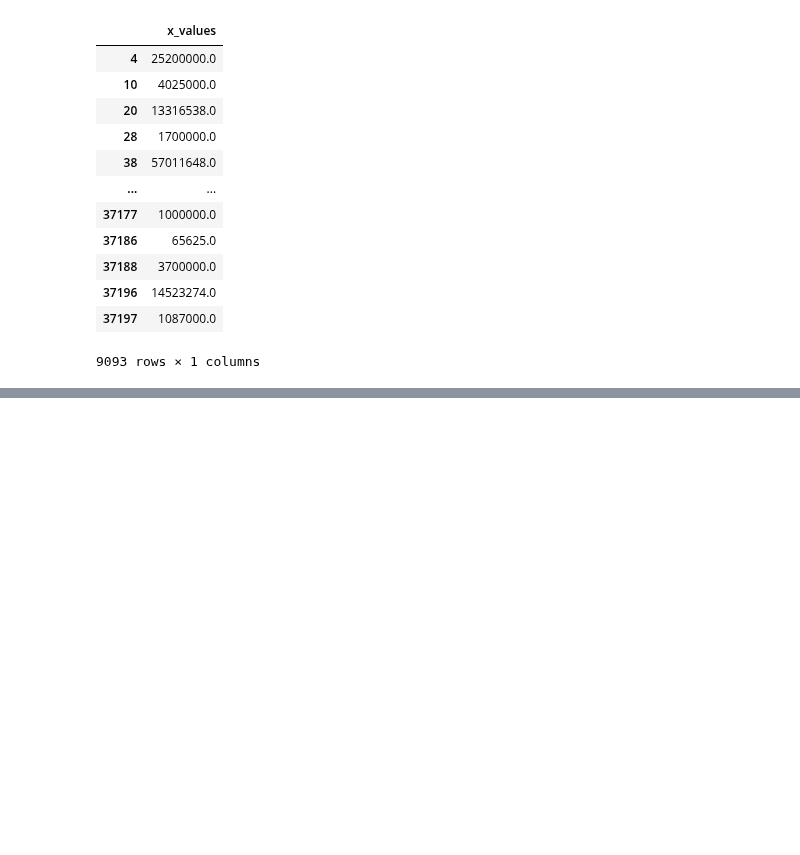
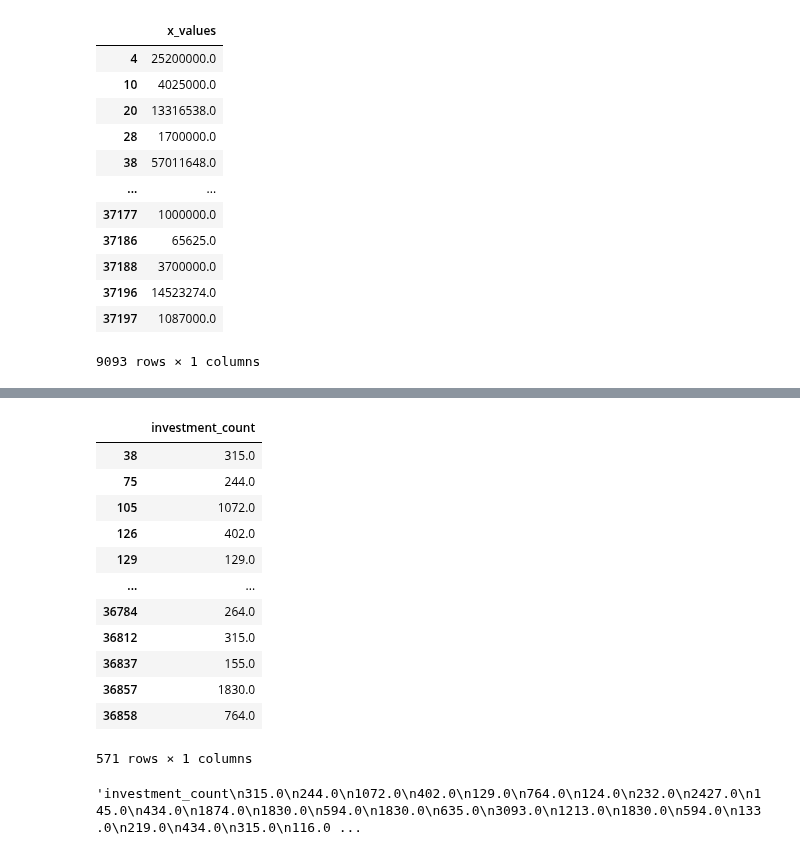
Before and after one commit to StardustLID/TEMG4952A-TEAM-5, a Jupyter notebook: backend/csv_helper.ipynb, the cells around one changed output, grey strips where cells are left out. Cells and saved outputs as stored; diff of their text form; code cells hidden in the pictures; blank space fills up the shorter version.

```diff
--- a/backend/csv_helper.ipynb
+++ b/backend/csv_helper.ipynb
@@ -340,0 +375,22 @@ df.to_csv(index = False)
+# %%
+#drop zero
+df = df[~(df == 0).any(axis = 1)]
+df
+# %% [output]
+|  | investment_count |
+| 38 | 315.0 |
+| 75 | 244.0 |
+| 105 | 1072.0 |
+| 126 | 402.0 |
+| 129 | 129.0 |
+| ... | ... |
+| 36784 | 264.0 |
+| 36812 | 315.0 |
+| 36837 | 155.0 |
+| 36857 | 1830.0 |
+| 36858 | 764.0 |
+571 rows × 1 columns
+# %%
+df.to_csv(index=False)
+# %% [output]
+'investment_count\n315.0\n244.0\n1072.0\n402.0\n129.0\n764.0\n124.0\n232.0\n2427.0\n145.0\n434.0\n1874.0\n1830.0\n594.0\n1830.0\n635.0\n3093.0\n1213.0\n1830.0\n594.0\n133.0\n219.0\n434.0\n315.0\n116.0 ...
```
Also changed, not shown: parts of 5 cells of this notebook, 2 other files.
